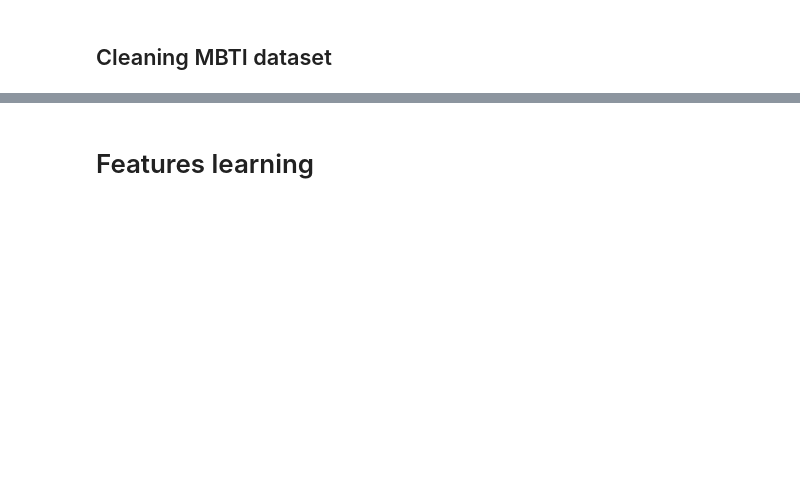
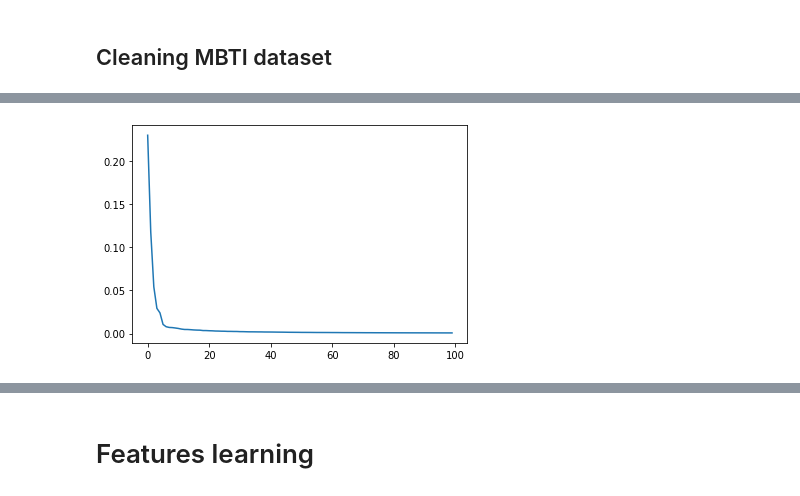
Before and after one commit to edu-rinaldi/MBTI-Predictor, a Jupyter notebook: MBTI.ipynb, the cells around one changed output, grey strips where cells are left out. Cells and saved outputs as stored; diff of their text form; code cells hidden in the pictures; blank space fills up the shorter version.

Commit message:
Created a pipeline base structure

```diff
--- a/MBTI.ipynb
+++ b/MBTI.ipynb
@@ -235,6 +150,7 @@ def split_type(df, typeCol='type', withDrop=False):
 [interactive output not drawn]
 # %%
 mbti_type_splitted_df, indicators = split_type(mbti_splitted_df, withDrop=True)
+mbti_type_splitted_df = mbti_type_splitted_df.cache()
 mbti_type_splitted_df.show()
 # %% [output]
 [interactive output not drawn]
@@ -378,7 +228,3 @@ reddit_splitted_df, _ = split_type(mbti_reddit_df, withDrop=True)
 reddit_splitted_df.show()
 # %% [output]
 [interactive output not drawn]
-# %%
-counted_reddit_pdfs = []
-for ind in indicators:
-  counted_reddit_pdfs.append(count_class_instances(reddit_splitted_df, ind))
@@ -604,0 +353,35 @@ for i, ind in enumerate(indicators):
+# %%
+def feature_extraction_pipeline(df,
+                                termsCol='terms',
+                                outputCVFeaturesCol='cv_features',
+                                outputIdfFeaturesCol='idf_features',
+                                outputPCAFeaturesCol='pca_features',
+                                pcaK=100,
+                                cvMinDF=0.01,
+                                indicatorsCols=['ie','ns','tf','pj'],
+                                pretrainedPath='',
+                                saveModel=False):
+  from pyspark.ml.feature import CountVectorizer, IDF, PCA, StringIndexer
+  from pyspark.ml import Pipeline, PipelineModel
+
+  if pretrainedPath != '':
+    pipeline_model = PipelineModel.load(pretrainedPath)
+    print(f'Using a pretrained pipeline model saved at this path: {pretrainedPath}')
+  else:
+    print('Creating a new pipeline model')
+    cv = CountVectorizer(inputCol=termsCol, outputCol=outputCVFeaturesCol, minDF=cvMinDF)
+    idf = IDF(inputCol=outputCVFeaturesCol, outputCol=outputIdfFeaturesCol)
+    pca = PCA(k=100, inputCol=outputIdfFeaturesCol, outputCol=outputPCAFeaturesCol)
+    string_indexers = [StringIndexer(inputCol=ind, outputCol=f"idx_{ind}") for ind in indicators]
+    stages = [cv, idf] + ([pca] if pcaK > 0 else []) + string_indexers
+    pipeline_model = Pipeline(stages=stages).fit(df)
+    print('Fitting the new pipeline model')
+
+  if saveModel:
+    import datetime
+    tmp_pca_str = f'pca{pcaK}_' if pcaK > 0 else ''
+    save_path = f'dbfs:/bdc-2020-21/mbti_project/models/cv{cvMinDF}_idf_{tmp_pca_str}_{datetime.datetime.now().strftime("%Y%m%d%H%M")}'
+    print(f'Saving the model at this path: {save_path}')
+    pipeline_model.save(save_path)
+
+  return pipeline_model
@@ -604,0 +390,3 @@ for i, ind in enumerate(indicators):
+# %%
+pipeline = feature_extraction_pipeline(extra_features_train_df, pretrainedPath='dbfs:/bdc-2020-21/mbti_project/models/cv0.01_idf_pca100_202106291739')
+pipeline.transform(clean_train_df).show()
@@ -604,0 +395,3 @@ for i, ind in enumerate(indicators):
+# %%
+plt.plot(pipeline.stages[2].explainedVariance)
+# %% [output]
@@ -604,0 +399 @@ for i, ind in enumerate(indicators):
+[figure, added]
```
Also changed, not shown: parts of 74 cells of this notebook.
